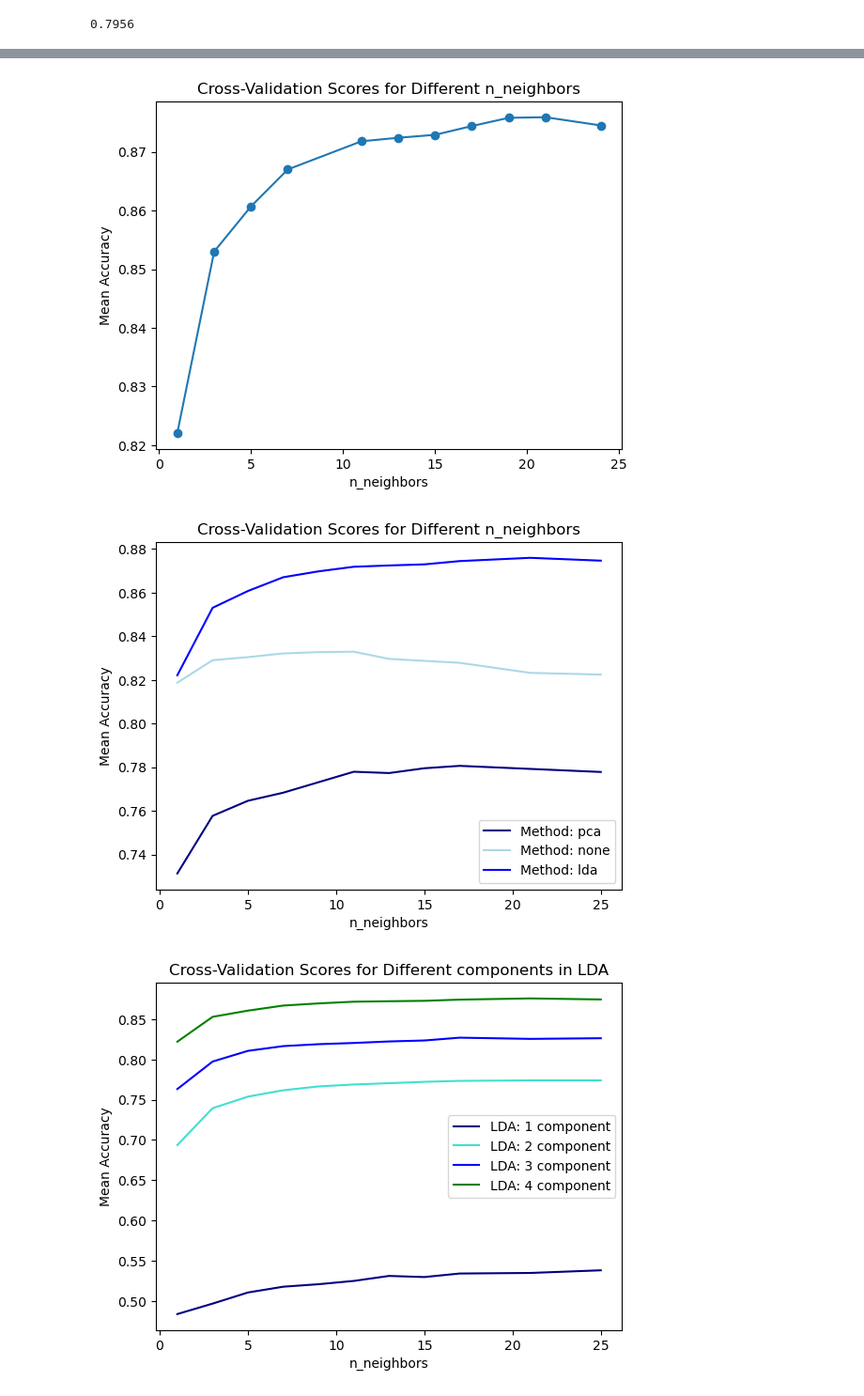
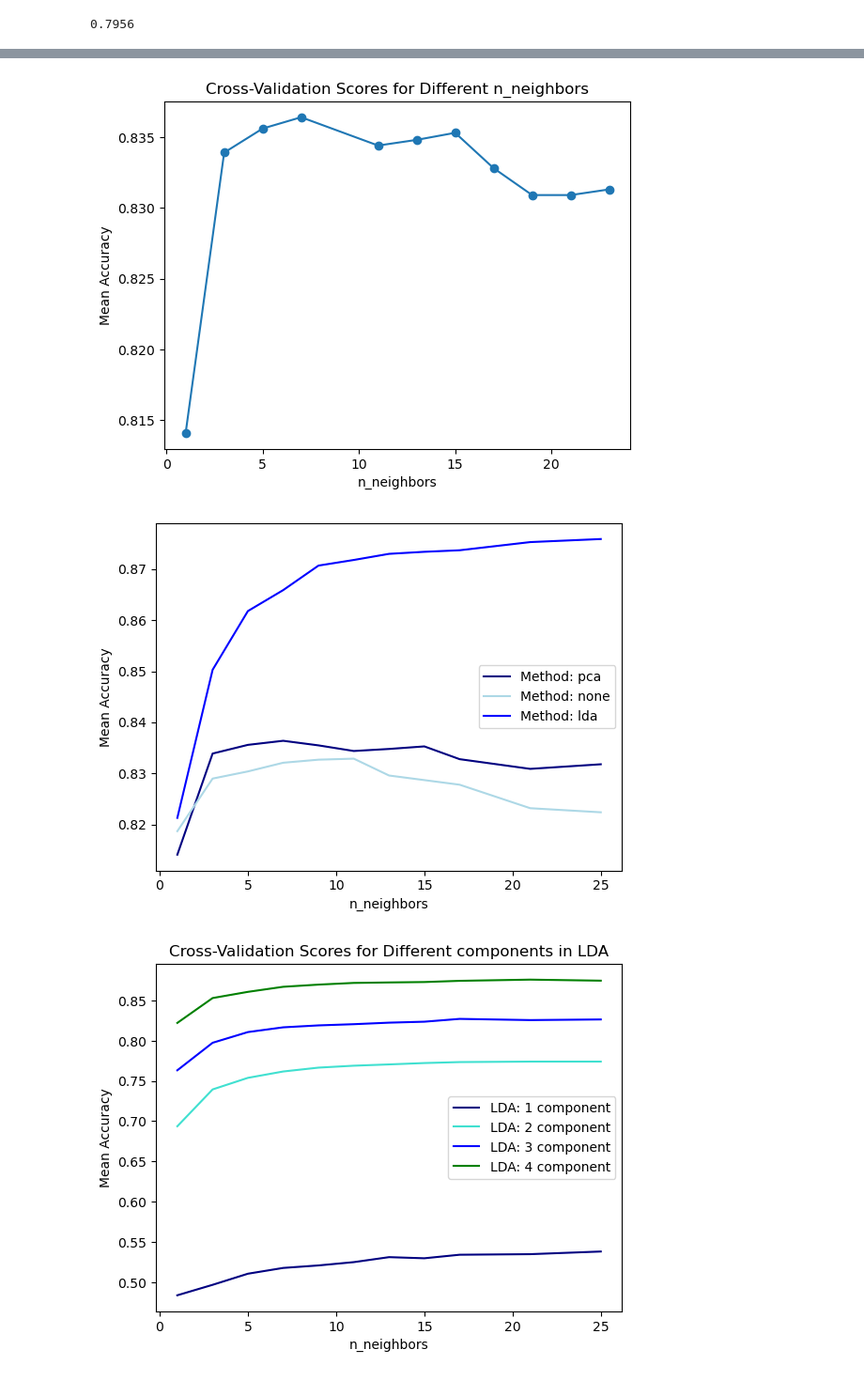
Before and after one commit to julielhagen/Clothing_classification-, a Jupyter notebook: Knn.ipynb, the cells around one changed output, grey strips where cells are left out. Shown: that part at 94% size. Drawn from its saved outputs; the diff is of its cells as text; code cells hidden in the pictures.

Commit message:
scale and variation explained

```diff
--- a/Knn.ipynb
+++ b/Knn.ipynb
@@ -16,12 +16,18 @@ X_train = data_train[:, :-1]
 y_train = data_train[:, -1]
 X_test = data_test[:, :-1]
 y_test = data_test[:, -1]
+# %%
+from sklearn.preprocessing import StandardScaler
+sc = StandardScaler()
+sc.fit(X_train)
+X_train_std = sc.transform(X_train)
+X_test_std = sc.transform(X_test)
 # %%
 #our LDA
 clf = LDA(n_components=4)
-clf.fit(X_train, y_train)
-lda_transformed_X_train= clf.transform(X_train)
-lda_X_test = clf.transform(X_test)
+clf.fit(X_train_std, y_train)
+lda_transformed_X_train= clf.transform(X_train_std)
+lda_X_test = clf.transform(X_test_std)
 
 
 print(lda_X_test.shape, lda_transformed_X_train.shape)
@@ -30,8 +65,7 @@ print(lda_X_test.shape, lda_transformed_X_train.shape)
 # %%
-#PCA using sklearn
-pca = PCA(n_components=5)
-pca_transformed_X_train= pca.fit_transform(X_train, y_train)
-pca_X_test_transformed = pca.transform(X_test)
+pca = PCA(n_components= 100)
+pca_transformed_X_train= pca.fit_transform(X_train_std, y_train)
+pca_X_test_transformed = pca.transform(X_test_std)
 # %%
 
 def KNN_accuracy(X_train,y_train,X_test,y_test):
@@ -161,40 +195,41 @@ def cross_val_plot(X_train, y_train, n_values, cv):
 
 
 #cross_val_plot(X_train, y_train, n_values, cv=5)
-cross_val_plot(lda_transformed_X_train,y_train,n_values,cv)
+#cross_val_plot(lda_transformed_X_train,y_train,n_values,cv)
+cross_val_plot(pca_transformed_X_train,y_train, n_values,cv=5)
 # %% [output]
-[figure, old version]
+[figure, new version]
 # %%
 n_value=[1,3,5,7,9,11,13,15,17,21,25]
 
 def cross_val_mean(X_train, y_train, n, cv):
     classifier = KNeighborsClassifier(n_neighbors=n)
     scores = cross_val_score(classifier, X_train, y_train, cv=cv)
     return np.mean(scores)  # Return the mean score
 
 def cross_val_plot(data_sets, n_values, cv):
     Methods = ['pca', 'none', 'lda']
     colors = ["navy", "lightblue", 'blue']
     for i, (X_train, y_train) in enumerate(data_sets):
         method_name = Methods[i]
         all_scores = [cross_val_mean(X_train, y_train, n, cv) for n in n_values]
         plt.plot(n_values, all_scores, marker='none', label=f'Method: {method_name}', color=colors[i])
 
     # Plotting
-    plt.title('Cross-Validation Scores for Different n_neighbors')
+    #plt.title('Cross-Validation Scores for Different n_neighbors')
     plt.xlabel('n_neighbors')
     plt.ylabel('Mean Accuracy')
     plt.legend()
     plt.savefig('cross_val_pca_lda_none.png')
     plt.show()
 
 # Assuming pca_transformed_X_train, y_train, and another set of X_train, y_train are your datasets
 data_sets = [(pca_transformed_X_train, y_train), (X_train, y_train), (lda_transformed_X_train, y_train)]
 
 # Also, assuming n_values is a list of hyperparameter values to be tested
 cross_val_plot(data_sets, n_value, cv=5)
 # %% [output]
-[figure, old version]
+[figure, new version]
 # %%
 def lda_multi(n_components):
     clf = LDA(n_components)
```
Also changed, not shown: parts of 2 cells of this notebook, 6 other files.
